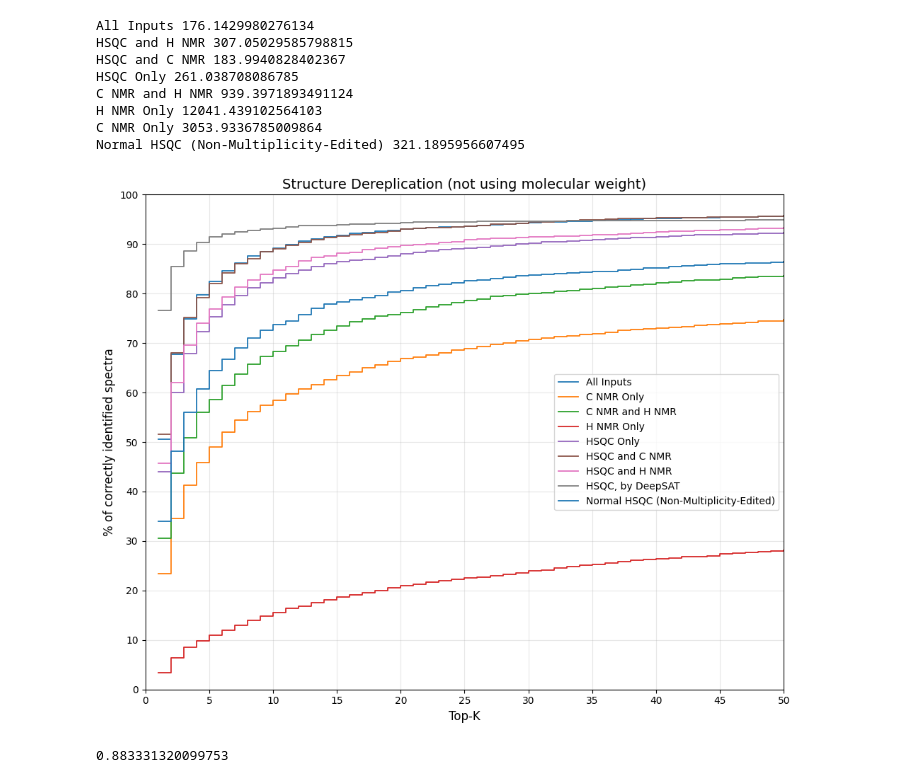
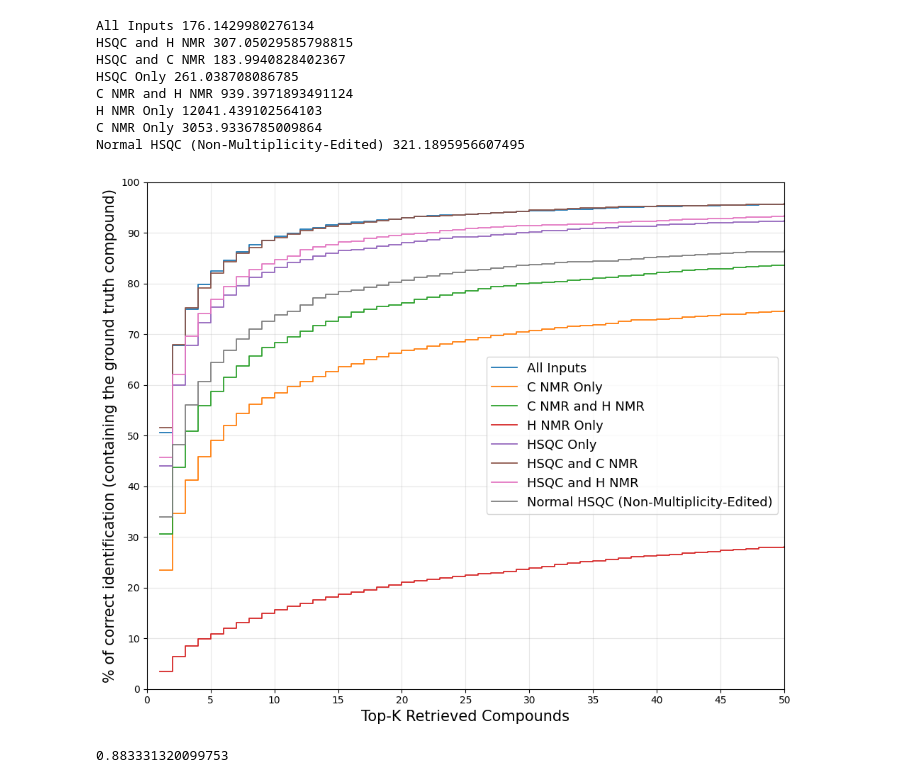
Before and after one commit to xwd0418/Spectre, a Jupyter notebook: inference/inference_to_visualize_ranking.ipynb, the cells around one changed output. Cells and saved outputs as stored; diff of their text form; code cells hidden in the pictures.

```diff
--- a/inference/inference_to_visualize_ranking.ipynb
+++ b/inference/inference_to_visualize_ranking.ipynb
@@ -131,11 +131,11 @@ def plot_topk_accuracy(mean_rank_records, max_k=50, title="Structure Dereplicati
                 where='post')
 
     # Customize the plot
-    plt.xlabel('Top-K', fontsize=12)
-    plt.ylabel('% of correctly identified spectra', fontsize=12)
-    plt.title(title, fontsize=14)
+    plt.xlabel('Top-K Retrieved Compounds', fontsize=15)
+    plt.ylabel('% of correct identification (containing the ground truth compound)', fontsize=15)
+    plt.title(title, fontsize=18)
     plt.grid(True, alpha=0.3)
-    plt.legend(fontsize=10)
+    plt.legend(fontsize=13)
 
     # Set axis limits
     plt.xlim(0, max_k)
@@ -237,21 +237,25 @@ save_dir= "/root/gurusmart/MorganFP_prediction/reproduce_previous_works/Spectre/
 # with open(save_dir + "topk_without_mw.pkl", 'wb') as file:
 #     pickle.dump(mean_rank_records_no_MW, file)
 
+
+with open(save_dir + "topk_with_mw.pkl", 'rb') as file:
+    mean_rank_records = pickle.load(file)
+
 with open(save_dir + "topk_without_mw.pkl", 'rb') as file:
     mean_rank_records_no_MW = pickle.load(file)
 # %%
-import pickle
-save_dir_ranking = "/root/gurusmart/MorganFP_prediction/reproduce_previous_works/Spectre/compare_with_deepsat/deepsat_inference_results/ranking_result/"
+# import pickle
+# save_dir_ranking = "/root/gurusmart/MorganFP_prediction/reproduce_previous_works/Spectre/compare_with_deepsat/deepsat_inference_results/ranking_result/"
 
-load_path = save_dir_ranking + "ranking.pkl"
+# load_path = save_dir_ranking + "ranking.pkl"
 
-with open(load_path, 'rb') as file:
-    loaded = pickle.load(file)
-mean_rank_records_no_MW["HSQC, by DeepSAT"] = loaded
+# with open(load_path, 'rb') as file:
+#     loaded = pickle.load(file)
+# mean_rank_records_no_MW["HSQC, by DeepSAT"] = loaded
 # %%
-plot_topk_accuracy(mean_rank_records_no_MW, title="Structure Dereplication (not using molecular weight)")
+plot_topk_accuracy(mean_rank_records_no_MW, title="") #Structure Dereplication (not using molecular weight)
 # %% [output]
-[figure, old version]
+[figure, new version]
 # %%
 from rdkit.Chem import rdFingerprintGenerator
 
```
Also changed, not shown: parts of 1 cell of this notebook, 5 other files.
